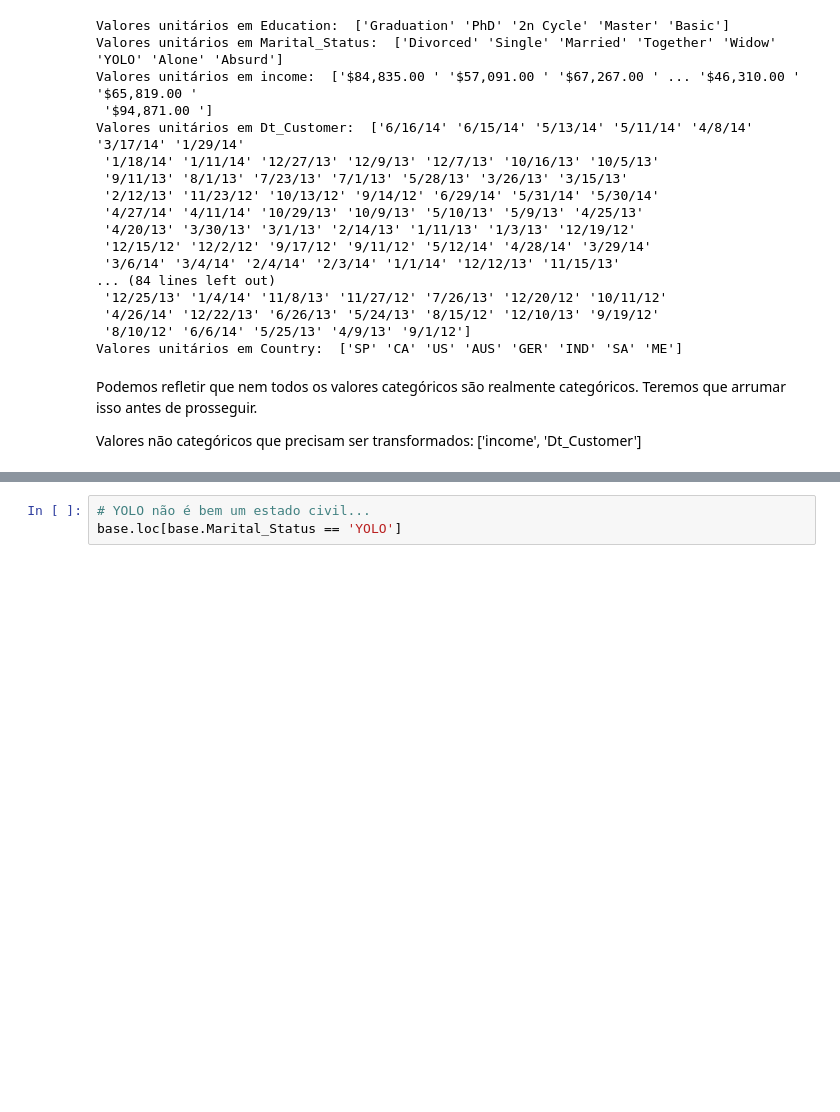
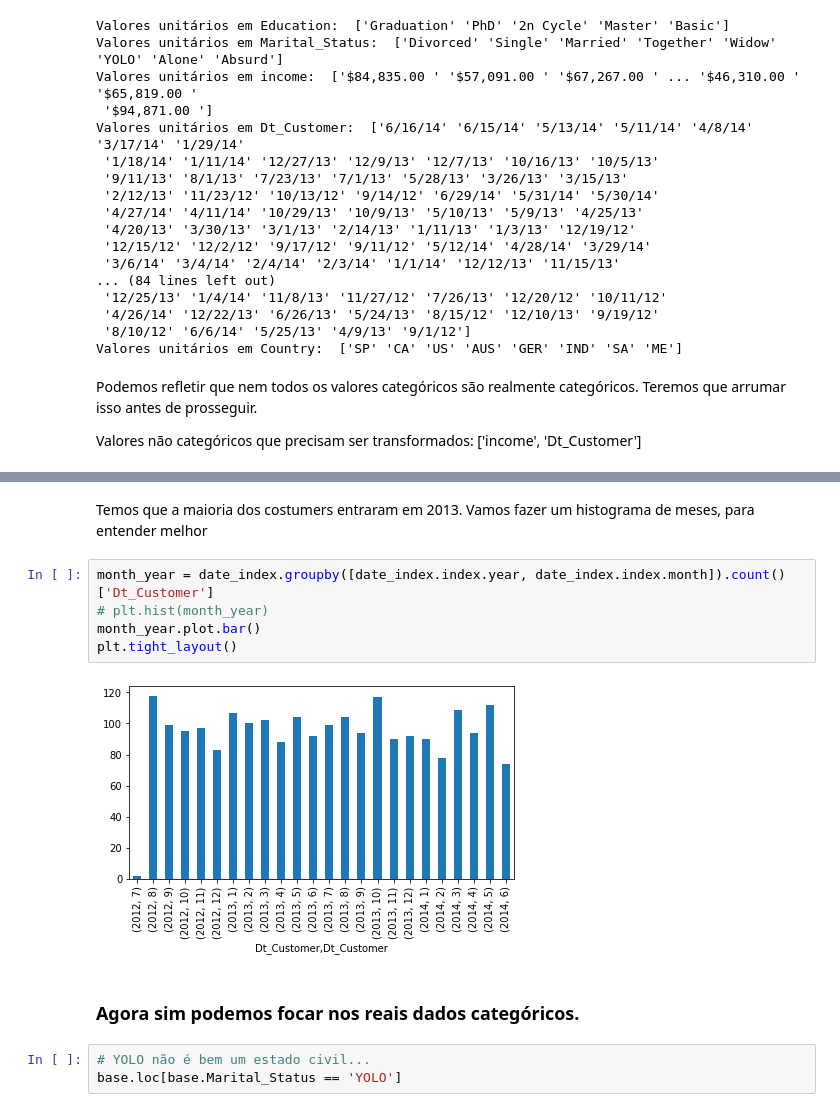
Before and after one commit to Beloin/marketing_analyze, a Jupyter notebook: market_analyze.ipynb, the cells around one changed output, grey strips where cells are left out. Drawn from its saved outputs; the diff is of its cells as text; blank space fills up the shorter version.

```diff
--- a/market_analyze.ipynb
+++ b/market_analyze.ipynb
@@ -98,3 +160,14 @@ Valores não categóricos que precisam ser transformados: \['income', 'Dt_Custom
+# %% [markdown]
+Temos que a maioria dos costumers entraram em 2013. Vamos fazer um histograma de meses, para entender melhor
+# %%
+month_year = date_index.groupby([date_index.index.year, date_index.index.month]).count()['Dt_Customer']
+# plt.hist(month_year)
+month_year.plot.bar()
+plt.tight_layout()
+# %% [output]
+[figure, added]
+# %% [markdown]
+### Agora sim podemos focar nos reais dados categóricos.
 # %%
 # YOLO não é bem um estado civil...
 base.loc[base.Marital_Status == 'YOLO']
```
Also changed, not shown: parts of 8 cells of this notebook.
